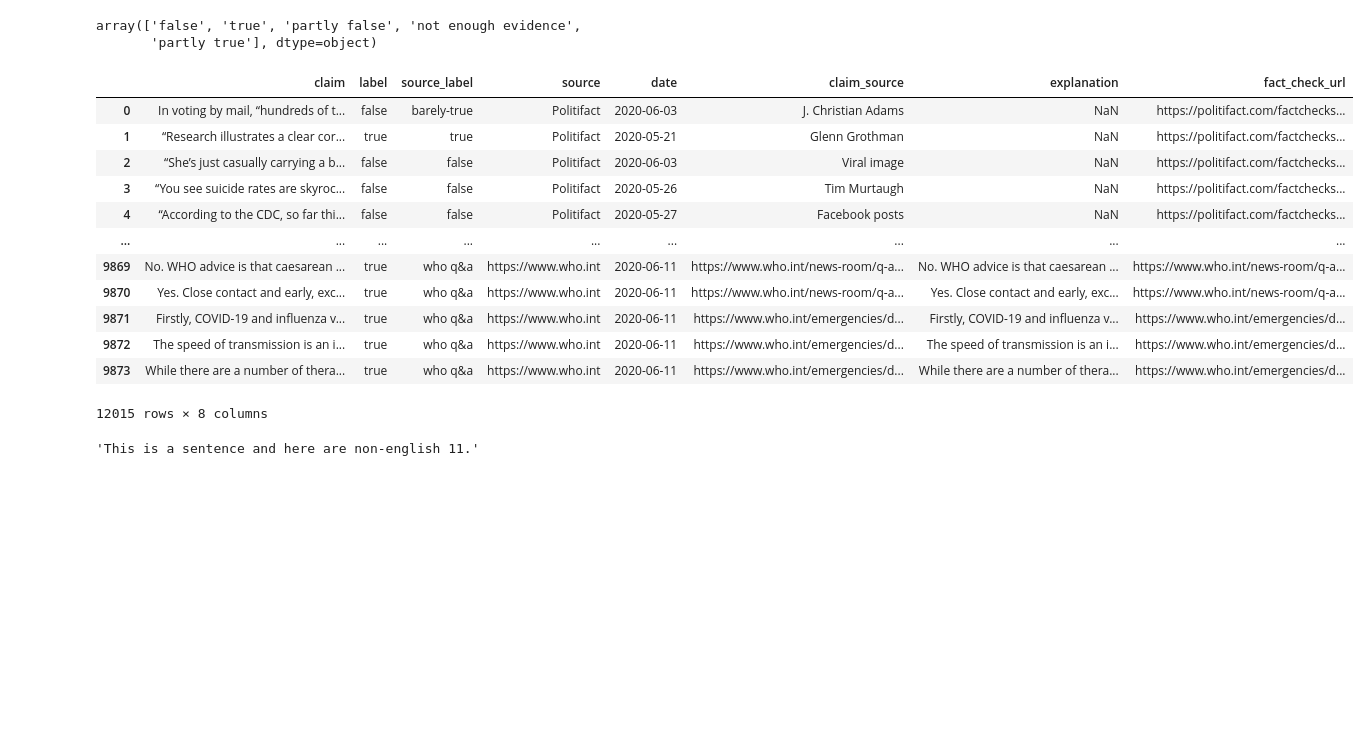
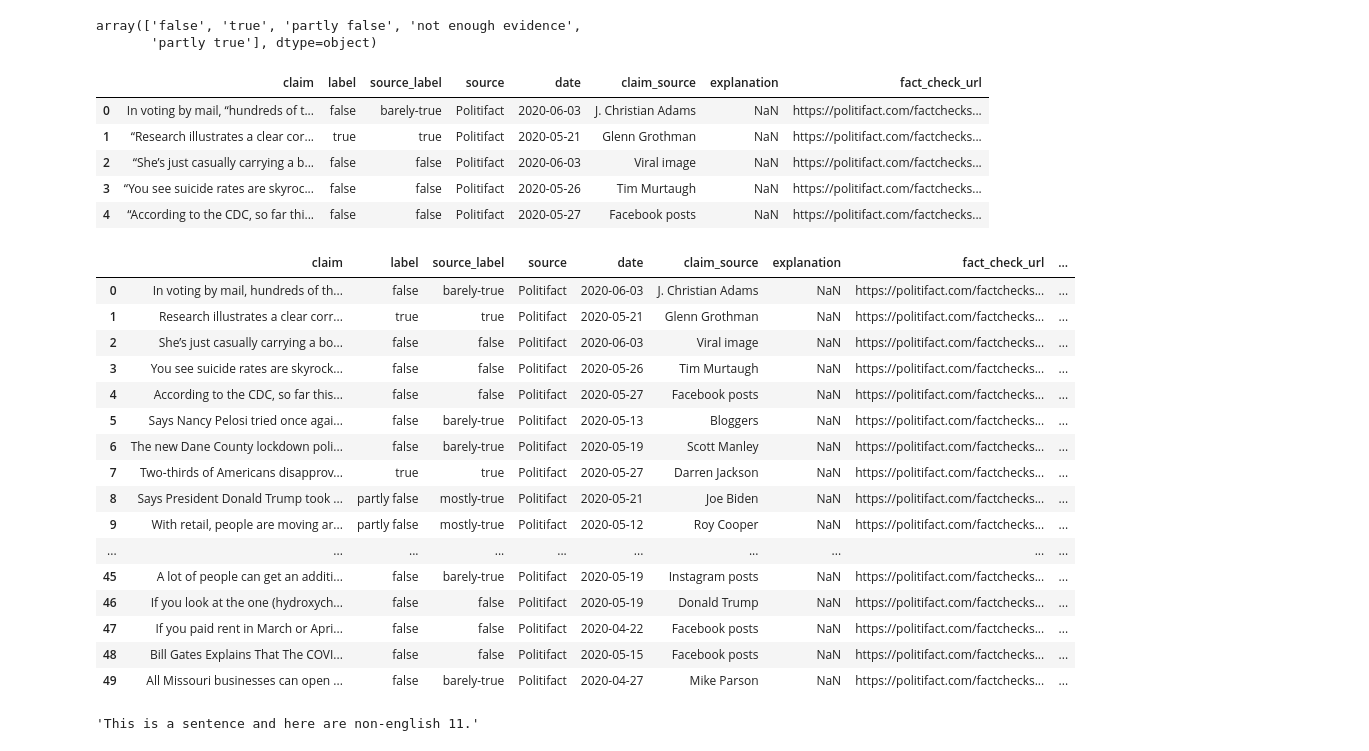
Before and after one commit to ahathaway821/COVID-19-Fact-Checking, a Jupyter notebook: data/clean/Collate_All_data.ipynb, the cells around one changed output. Cells and saved outputs as stored; diff of their text form; code cells hidden in the pictures; blank space fills up the shorter version.

```diff
--- a/data/clean/Collate_All_data.ipynb
+++ b/data/clean/Collate_All_data.ipynb
@@ -21,16 +12,19 @@ who_myths_cleaned.csv
 # %%
 import pandas as pd
 # %%
-df_cleaned_politifact_data = pd.read_csv('cleaned_politifact_data.csv')
-df_cleaned_princeton_data = pd.read_csv('cleaned_princeton_data.csv')
-df_afp_fact_check_clean = pd.read_csv('afp-fact-check-clean.csv')
-df_ecdc_faqs_cleaned = pd.read_csv('ecdc_faqs_cleaned.csv')
-df_cdc_faqs_cleaned = pd.read_csv('cdc_faqs_cleaned.csv')
-df_who_myths_cleaned = pd.read_csv('who_myths_cleaned.csv')
-df_CoAID_poynter_data_cleaned = pd.read_csv('CoAID_poynter_data_cleaned_13Jul_V3.csv')
+dir = '/content/COVID-19-Fact-Checking/data/clean/' #'./' #
+df_cleaned_politifact_data = pd.read_csv(dir + 'cleaned_politifact_data.csv')
+df_cleaned_princeton_data = pd.read_csv(dir + 'cleaned_princeton_data.csv')
+df_afp_fact_check_clean = pd.read_csv(dir + 'afp-fact-check-clean.csv')
+df_ecdc_faqs_cleaned = pd.read_csv(dir + 'ecdc_faqs_cleaned.csv')
+df_cdc_faqs_cleaned = pd.read_csv(dir + 'cdc_faqs_cleaned.csv')
+df_who_myths_cleaned = pd.read_csv(dir + 'who_myths_cleaned.csv')
+df_CoAID_poynter_data_cleaned = pd.read_csv(dir + 'CoAID_poynter_data_cleaned_13Jul_V3.csv')
+df_misc_data_cleaned = pd.read_csv(dir + 'misc_myths_cleaned_4.txt', ' \t', '\t')
 df_ecdc_faqs_cleaned['claim_source'] = ""
 df_cdc_faqs_cleaned['source_label'] = ""
 df_who_myths_cleaned['claim_source'] = ""
+df_misc_data_cleaned['claim_source'] = ""
 # %%
 df_CoAID_poynter_data_cleaned.columns
 # %% [output]
@@ -51,8 +45,9 @@ df4 = df_ecdc_faqs_cleaned[['claim', 'label', 'source_label', 'source', 'date',
 df5 = df_cdc_faqs_cleaned[['claim', 'label', 'source_label', 'source', 'date', 'claim_source','explanation', 'fact_check_url']]
 df6 = df_who_myths_cleaned[['claim', 'label', 'source_label', 'source', 'date', 'claim_source','explanation', 'fact_check_url']]
 df7 = df_CoAID_poynter_data_cleaned[['claim', 'label', 'source_label', 'source', 'date', 'claim_source','explanation', 'fact_check_url']]
+df8 = df_misc_data_cleaned[['claim', 'label', 'source_label', 'source', 'date', 'claim_source','explanation', 'fact_check_url']]
 # %%
-frames = [df1, df2, df3,df4,df5,df6,df7]
+frames = [df1, df2, df3,df4,df5,df6,df7,df8]
 result = pd.concat(frames)
 # %%
 result['label'] = result['label'].apply(lambda x: str(x).lower())
@@ -90,24 +78,18 @@ result[(result['label']=='nan')|(result['label']=='https://www.who.int/news-room
 | 9811 |  | https://www.who.int/news-room/q-a... | nan | NaN | NaN | NaN | NaN | NaN |
 # %%
 result = result[(result['label']!='nan')&(result['label']!='https://www.who.int/news-room/q-a-detail/q-a-coronaviruses')]
+result = result.drop(result[result.claim == ""].index)
 # %%
 result['label'].unique()
 # %% [output]
 array(['false', 'true', 'partly false', 'not enough evidence',
        'partly true'], dtype=object)
 # %%
-result
+result.head()
 # %% [output]
 |  | claim | label | source_label | source | date | claim_source | explanation | fact_check_url |
 | 0 | In voting by mail, “hundreds of t... | false | barely-true | Politifact | 2020-06-03 | J. Christian Adams | NaN | https://politifact.com/factchecks... |
 | 1 | “Research illustrates a clear cor... | true | true | Politifact | 2020-05-21 | Glenn Grothman | NaN | https://politifact.com/factchecks... |
 | 2 | “She’s just casually carrying a b... | false | false | Politifact | 2020-06-03 | Viral image | NaN | https://politifact.com/factchecks... |
 | 3 | “You see suicide rates are skyroc... | false | false | Politifact | 2020-05-26 | Tim Murtaugh | NaN | https://politifact.com/factchecks... |
 | 4 | “According to the CDC, so far thi... | false | false | Politifact | 2020-05-27 | Facebook posts | NaN | https://politifact.com/factchecks... |
-| ... | ... | ... | ... | ... | ... | ... | ... | ... |
-| 9869 | No. WHO advice is that caesarean ... | true | who q&a | https://www.who.int | 2020-06-11 | https://www.who.int/news-room/q-a... | No. WHO advice is that caesarean ... | https://www.who.int/news-room/q-a... |
-| 9870 | Yes. Close contact and early, exc... | true | who q&a | https://www.who.int | 2020-06-11 | https://www.who.int/news-room/q-a... | Yes. Close contact and early, exc... | https://www.who.int/news-room/q-a... |
-| 9871 | Firstly, COVID-19 and influenza v... | true | who q&a | https://www.who.int | 2020-06-11 | https://www.who.int/emergencies/d... | Firstly, COVID-19 and influenza v... | https://www.who.int/emergencies/d... |
-| 9872 | The speed of transmission is an i... | true | who q&a | https://www.who.int | 2020-06-11 | https://www.who.int/emergencies/d... | The speed of transmission is an i... | https://www.who.int/emergencies/d... |
-| 9873 | While there are a number of thera... | true | who q&a | https://www.who.int | 2020-06-11 | https://www.who.int/emergencies/d... | While there are a number of thera... | https://www.who.int/emergencies/d... |
-12015 rows × 8 columns
@@ -114 +122,21 @@ result
+# %%
+result.head(50)
+# %% [output]
+|  | claim | label | source_label | source | date | claim_source | explanation | fact_check_url | ... |
+| 0 | In voting by mail, hundreds of th... | false | barely-true | Politifact | 2020-06-03 | J. Christian Adams | NaN | https://politifact.com/factchecks... | ... |
+| 1 | Research illustrates a clear corr... | true | true | Politifact | 2020-05-21 | Glenn Grothman | NaN | https://politifact.com/factchecks... | ... |
+| 2 | She’s just casually carrying a bo... | false | false | Politifact | 2020-06-03 | Viral image | NaN | https://politifact.com/factchecks... | ... |
+| 3 | You see suicide rates are skyrock... | false | false | Politifact | 2020-05-26 | Tim Murtaugh | NaN | https://politifact.com/factchecks... | ... |
+| 4 | According to the CDC, so far this... | false | false | Politifact | 2020-05-27 | Facebook posts | NaN | https://politifact.com/factchecks... | ... |
+| 5 | Says Nancy Pelosi tried once agai... | false | barely-true | Politifact | 2020-05-13 | Bloggers | NaN | https://politifact.com/factchecks... | ... |
+| 6 | The new Dane County lockdown poli... | false | barely-true | Politifact | 2020-05-19 | Scott Manley | NaN | https://politifact.com/factchecks... | ... |
+| 7 | Two-thirds of Americans disapprov... | true | true | Politifact | 2020-05-27 | Darren Jackson | NaN | https://politifact.com/factchecks... | ... |
+| 8 | Says President Donald Trump took ... | partly false | mostly-true | Politifact | 2020-05-21 | Joe Biden | NaN | https://politifact.com/factchecks... | ... |
+| 9 | With retail, people are moving ar... | partly false | mostly-true | Politifact | 2020-05-12 | Roy Cooper | NaN | https://politifact.com/factchecks... | ... |
+| ... | ... | ... | ... | ... | ... | ... | ... | ... | ... |
+| 45 | A lot of people can get an additi... | false | barely-true | Politifact | 2020-05-19 | Instagram posts | NaN | https://politifact.com/factchecks... | ... |
+| 46 | If you look at the one (hydroxych... | false | false | Politifact | 2020-05-19 | Donald Trump | NaN | https://politifact.com/factchecks... | ... |
+| 47 | If you paid rent in March or Apri... | false | false | Politifact | 2020-04-22 | Facebook posts | NaN | https://politifact.com/factchecks... | ... |
+| 48 | Bill Gates Explains That The COVI... | false | false | Politifact | 2020-05-15 | Facebook posts | NaN | https://politifact.com/factchecks... | ... |
+| 49 | All Missouri businesses can open ... | false | barely-true | Politifact | 2020-04-27 | Mike Parson | NaN | https://politifact.com/factchecks... | ... |
 # %%
```
Also changed, not shown: parts of 5 cells of this notebook.
